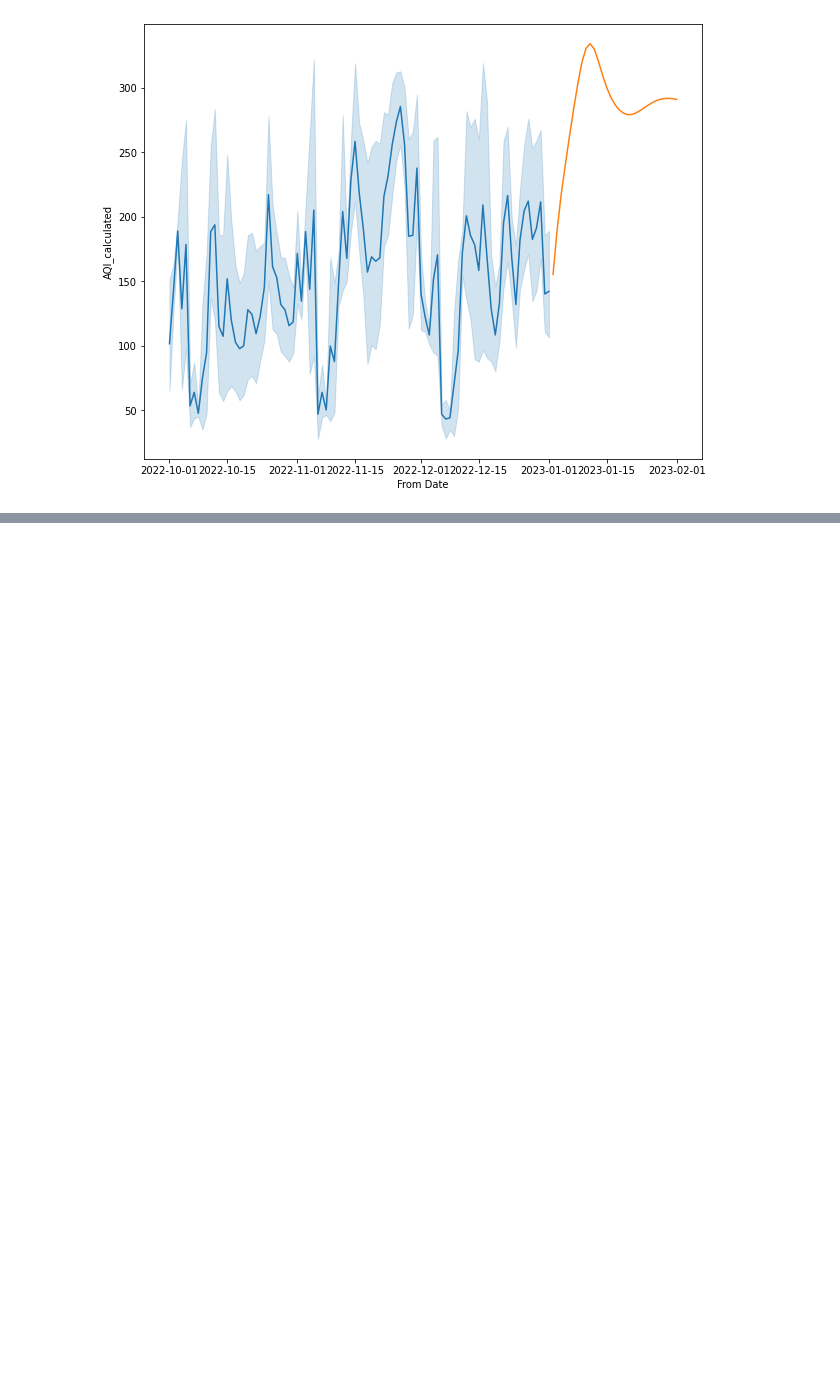
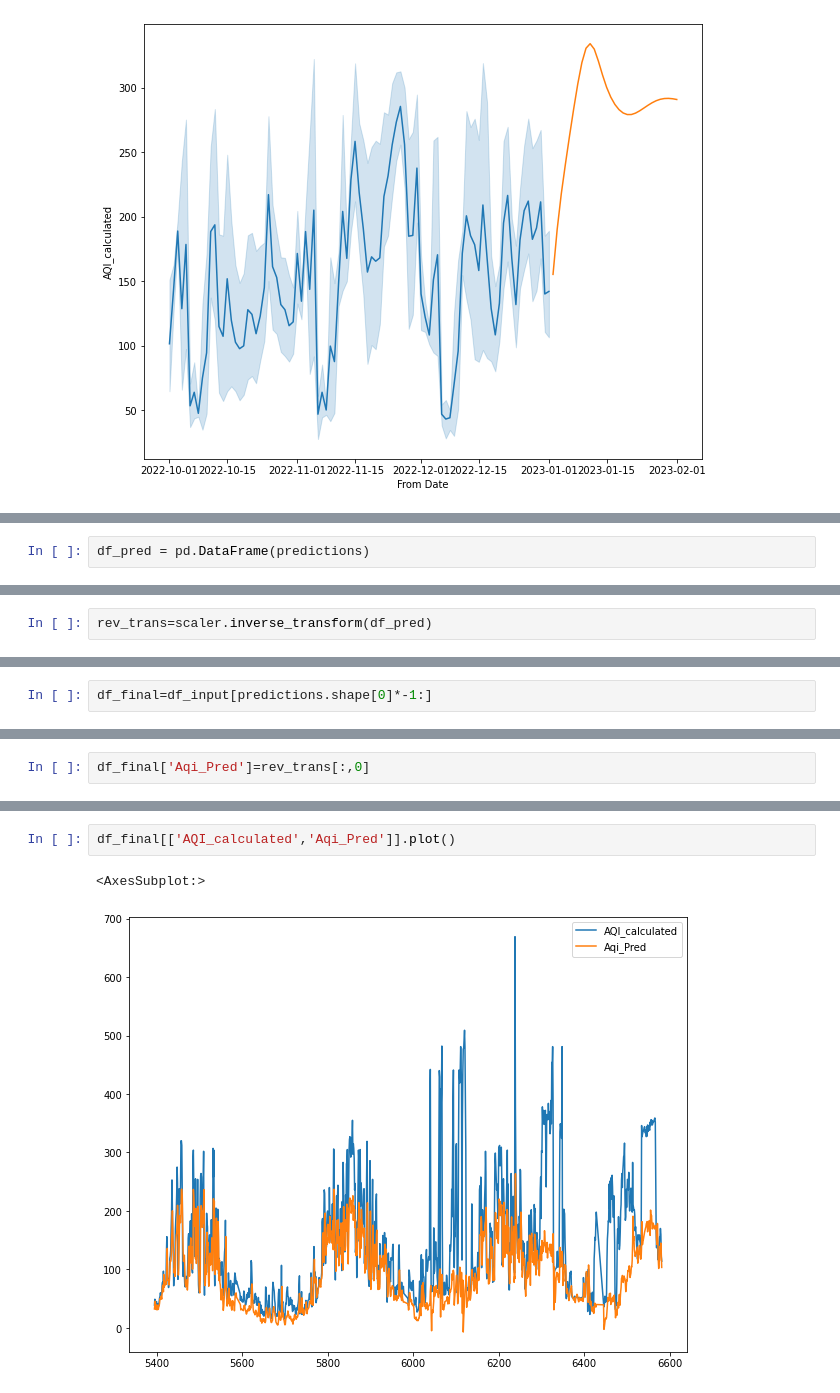
Before and after one commit to Anurag1902/Mumbai-AQI-Forecast, a Jupyter notebook: Mumbai_AQI_Projection.ipynb, the cells around one changed output, grey strips where cells are left out. Saved outputs shown, nothing was run; the diff lists cells and outputs as text; blank space fills up the shorter version.

Commit message:
Added Prediction Logic

```diff
--- a/Mumbai_AQI_Projection.ipynb
+++ b/Mumbai_AQI_Projection.ipynb
@@ -639,0 +731,2 @@ See the caveats in the documentation: https://pandas.pydata.org/pandas-docs/stab
+# %%
+df_pred = pd.DataFrame(predictions)
@@ -639,0 +765,2 @@ See the caveats in the documentation: https://pandas.pydata.org/pandas-docs/stab
+# %%
+rev_trans=scaler.inverse_transform(df_pred)
@@ -639,0 +783,2 @@ See the caveats in the documentation: https://pandas.pydata.org/pandas-docs/stab
+# %%
+df_final=df_input[predictions.shape[0]*-1:]
@@ -639,0 +797,2 @@ See the caveats in the documentation: https://pandas.pydata.org/pandas-docs/stab
+# %%
+df_final['Aqi_Pred']=rev_trans[:,0]
@@ -639,0 +822,5 @@ See the caveats in the documentation: https://pandas.pydata.org/pandas-docs/stab
+# %%
+df_final[['AQI_calculated','Aqi_Pred']].plot()
+# %% [output]
+<AxesSubplot:>
+[figure, added]
```
Also changed, not shown: parts of 19 cells of this notebook.
